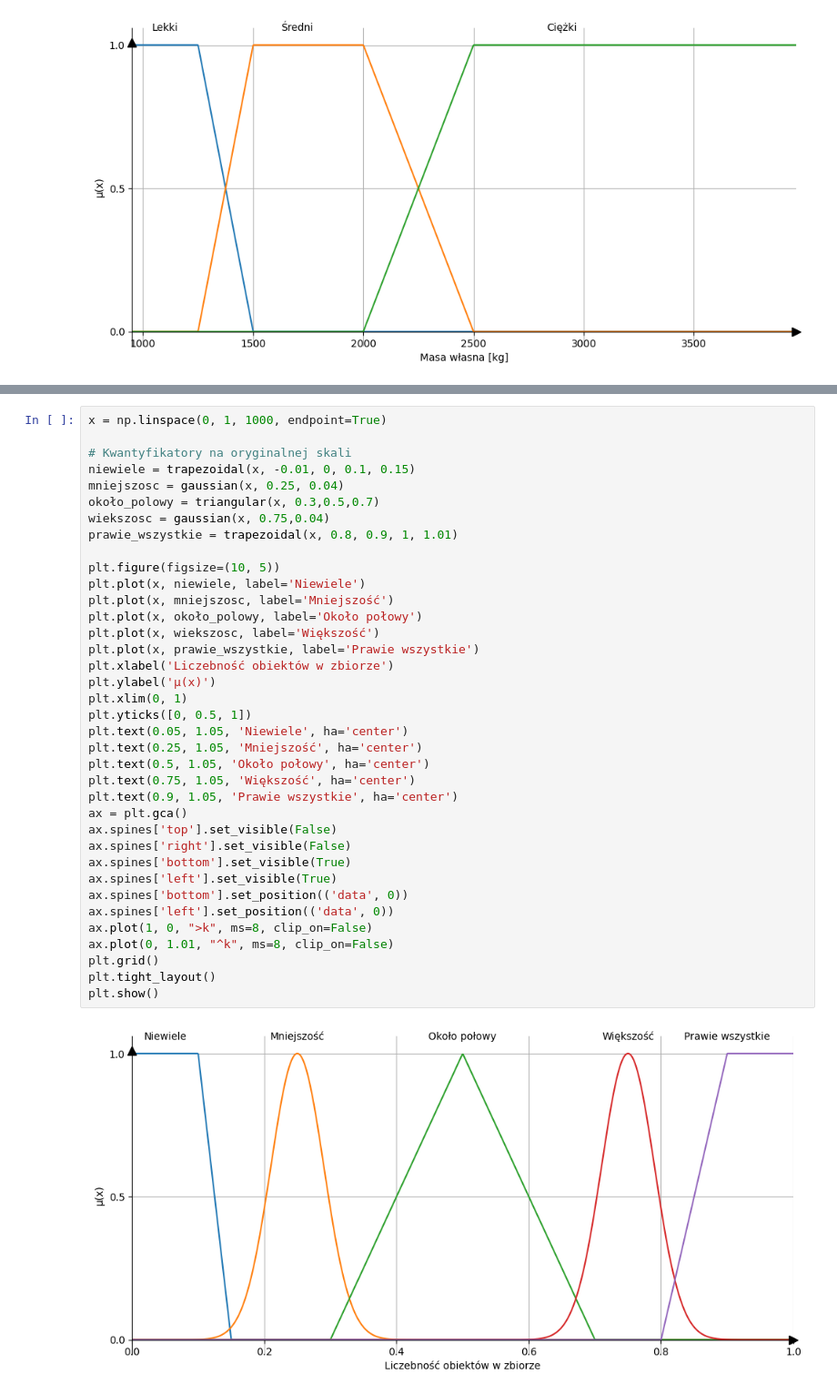
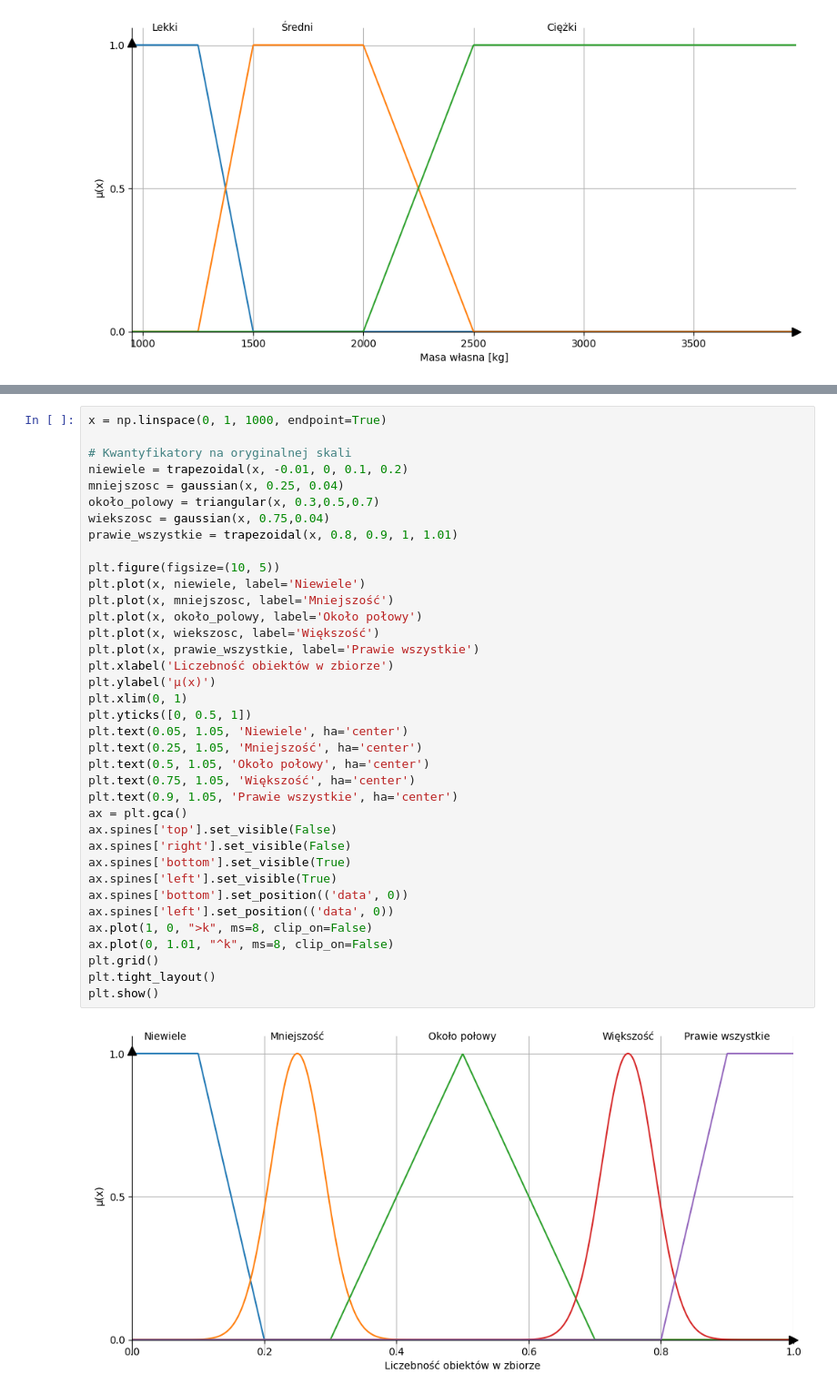
Before and after one commit to venomiakk/computer-systems-of-recognition, a Jupyter notebook: linguistic-summarization/data/linguistic_variables.ipynb, the cells around one changed output, grey strips where cells are left out. Shown at 91% size. Cells and saved outputs as stored; diff of their text form.

```diff
--- a/linguistic-summarization/data/linguistic_variables.ipynb
+++ b/linguistic-summarization/data/linguistic_variables.ipynb
@@ -817,38 +817,38 @@ $\mu_{\text{prawie\_wszystkie}}(x) = \begin{cases}
 x = np.linspace(0, 1, 1000, endpoint=True)
 
 # Kwantyfikatory na oryginalnej skali
-niewiele = trapezoidal(x, -0.01, 0, 0.1, 0.15)
+niewiele = trapezoidal(x, -0.01, 0, 0.1, 0.2)
 mniejszosc = gaussian(x, 0.25, 0.04)
 około_polowy = triangular(x, 0.3,0.5,0.7)
 wiekszosc = gaussian(x, 0.75,0.04)
 prawie_wszystkie = trapezoidal(x, 0.8, 0.9, 1, 1.01)
 
 plt.figure(figsize=(10, 5))
 plt.plot(x, niewiele, label='Niewiele')
 plt.plot(x, mniejszosc, label='Mniejszość')
 plt.plot(x, około_polowy, label='Około połowy')
 plt.plot(x, wiekszosc, label='Większość')
 plt.plot(x, prawie_wszystkie, label='Prawie wszystkie')
 plt.xlabel('Liczebność obiektów w zbiorze')
 plt.ylabel('μ(x)')
 plt.xlim(0, 1)
 plt.yticks([0, 0.5, 1])
 plt.text(0.05, 1.05, 'Niewiele', ha='center')
 plt.text(0.25, 1.05, 'Mniejszość', ha='center')
 plt.text(0.5, 1.05, 'Około połowy', ha='center')
 plt.text(0.75, 1.05, 'Większość', ha='center')
 plt.text(0.9, 1.05, 'Prawie wszystkie', ha='center')
 ax = plt.gca()
 ax.spines['top'].set_visible(False)
 ax.spines['right'].set_visible(False)
 ax.spines['bottom'].set_visible(True)
 ax.spines['left'].set_visible(True)
 ax.spines['bottom'].set_position(('data', 0))
 ax.spines['left'].set_position(('data', 0))
 ax.plot(1, 0, ">k", ms=8, clip_on=False)
 ax.plot(0, 1.01, "^k", ms=8, clip_on=False)
 plt.grid()
 plt.tight_layout()
 plt.show()
 # %% [output]
-[figure, old version]
+[figure, new version]
```
Also changed, not shown: parts of 1 cell of this notebook.
